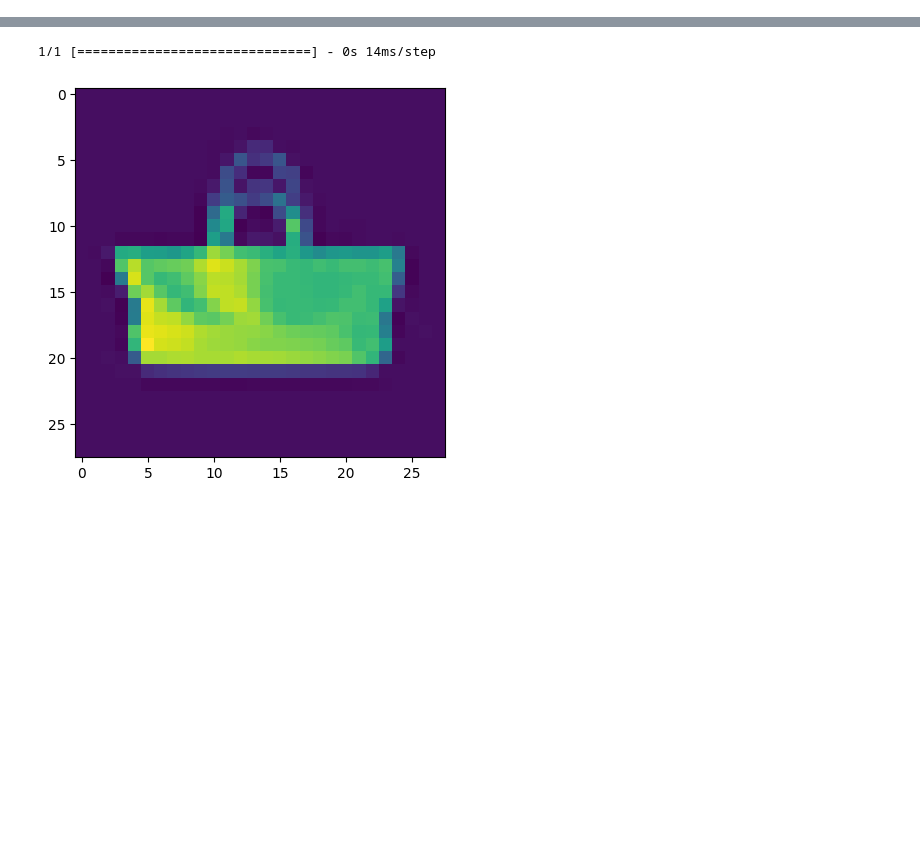
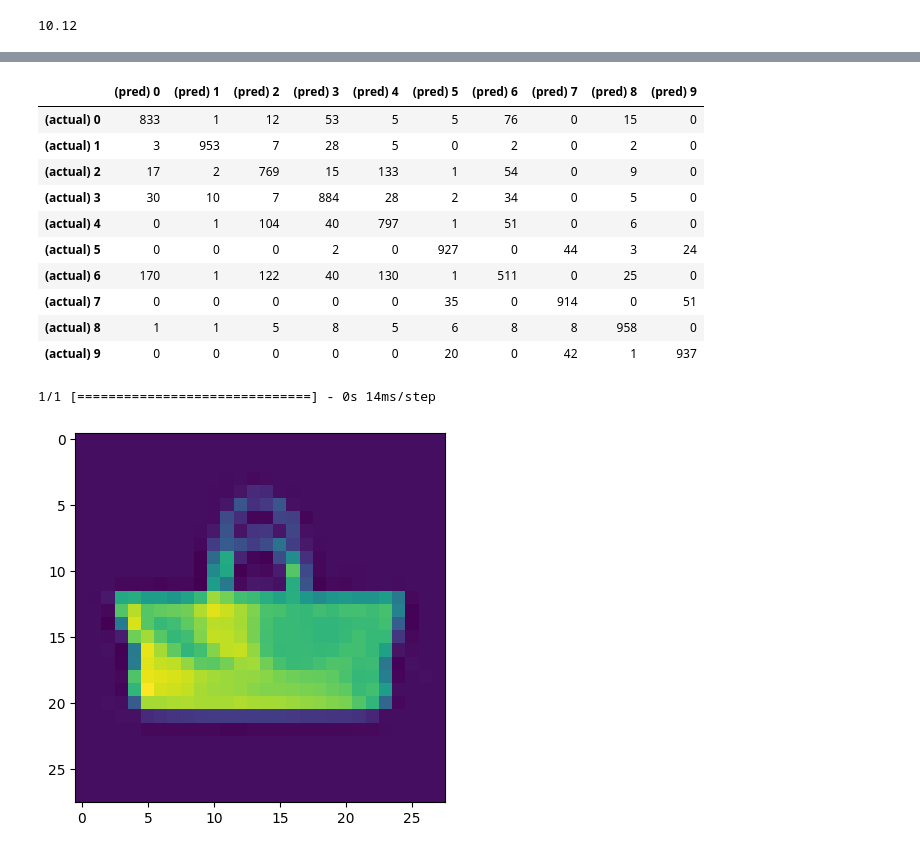
Before and after one commit to BBoBBi-MoM/class, a Jupyter notebook: DAY_0322/MNIST_keras.ipynb, the cells around one changed output, grey strips where cells are left out. Cells and saved outputs as stored; diff of their text form; code cells hidden in the pictures; blank space fills up the shorter version.

```diff
--- a/DAY_0322/MNIST_keras.ipynb
+++ b/DAY_0322/MNIST_keras.ipynb
@@ -131,0 +139,4 @@ INFO:tensorflow:Assets written to: .\saved_model\assets
+# %%
+(a.argmax(-1)==y_test.argmax()).sum()/len(y_test)*100
+# %% [output]
+10.12
@@ -131,0 +145,3 @@ INFO:tensorflow:Assets written to: .\saved_model\assets
+# %%
+confusion_matrix_genarator(model=model,test_data=X_test,test_label=y_test,classes_name=[0,1,2,3,4,5,6,7,8,9])
+# %% [output]
@@ -132,3 +150,14 @@ INFO:tensorflow:Assets written to: .\saved_model\assets
+|  | (pred) 0 | (pred) 1 | (pred) 2 | (pred) 3 | (pred) 4 | (pred) 5 | (pred) 6 | (pred) 7 | (pred) 8 | (pred) 9 |
+| (actual) 0 | 833 | 1 | 12 | 53 | 5 | 5 | 76 | 0 | 15 | 0 |
+| (actual) 1 | 3 | 953 | 7 | 28 | 5 | 0 | 2 | 0 | 2 | 0 |
+| (actual) 2 | 17 | 2 | 769 | 15 | 133 | 1 | 54 | 0 | 9 | 0 |
+| (actual) 3 | 30 | 10 | 7 | 884 | 28 | 2 | 34 | 0 | 5 | 0 |
+| (actual) 4 | 0 | 1 | 104 | 40 | 797 | 1 | 51 | 0 | 6 | 0 |
+| (actual) 5 | 0 | 0 | 0 | 2 | 0 | 927 | 0 | 44 | 3 | 24 |
+| (actual) 6 | 170 | 1 | 122 | 40 | 130 | 1 | 511 | 0 | 25 | 0 |
+| (actual) 7 | 0 | 0 | 0 | 0 | 0 | 35 | 0 | 914 | 0 | 51 |
+| (actual) 8 | 1 | 1 | 5 | 8 | 5 | 6 | 8 | 8 | 958 | 0 |
+| (actual) 9 | 0 | 0 | 0 | 0 | 0 | 20 | 0 | 42 | 1 | 937 |
 # %%
 sample_folder_path = r'.\sample'
 file_list = os.listdir(sample_folder_path)
```
Also changed, not shown: parts of 7 cells of this notebook, 8 other files.
